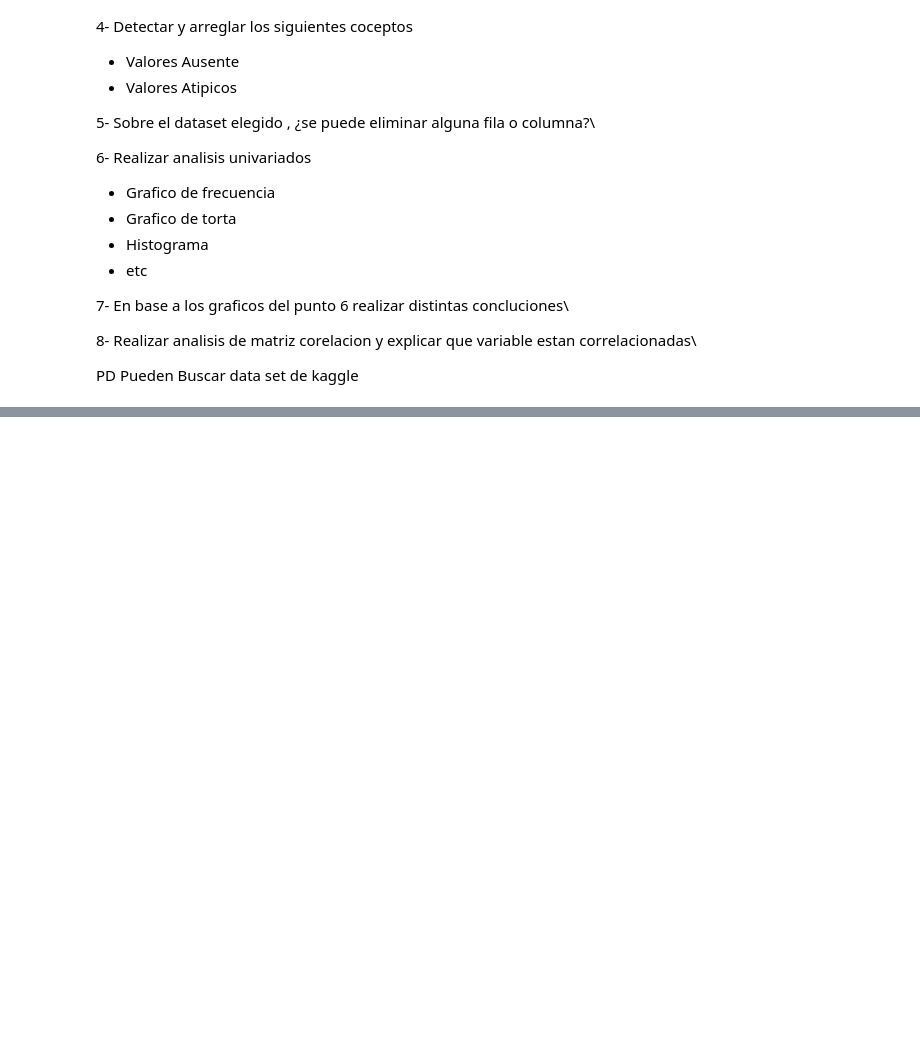
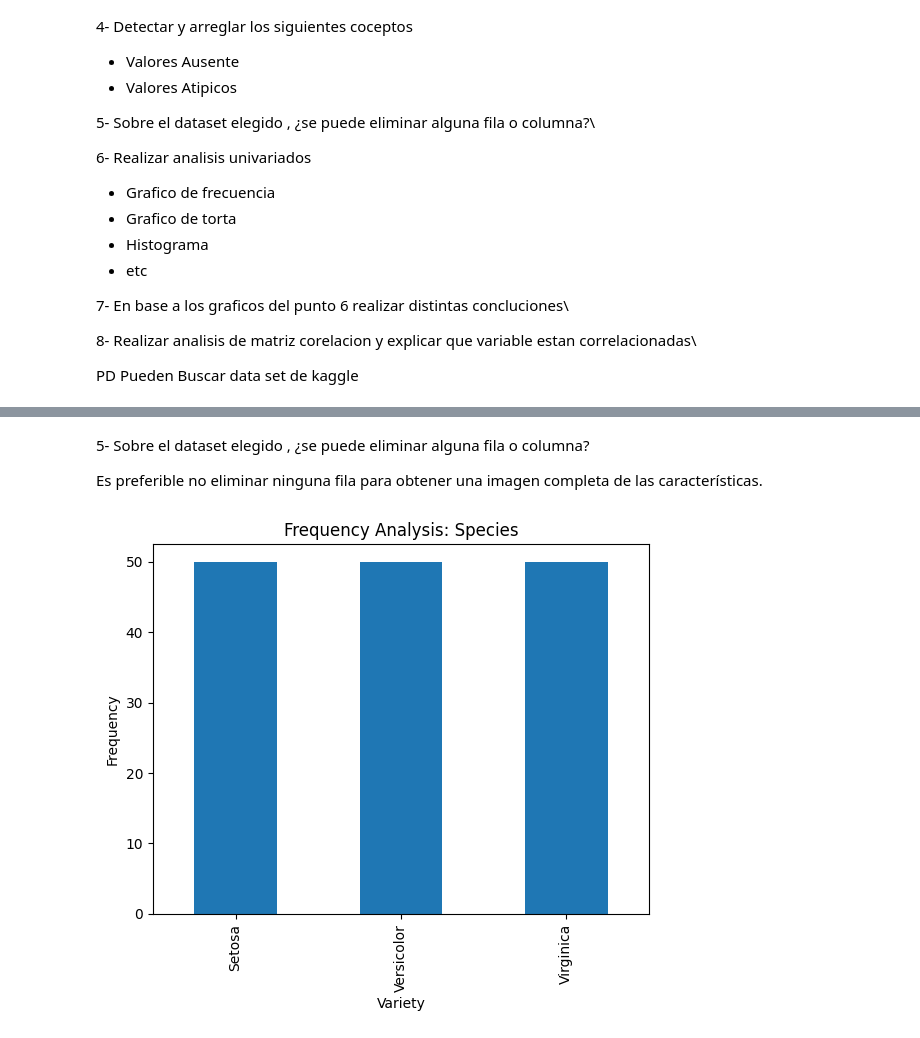
Before and after one commit to ema14bdt/introduccion_ciencia_de_datos, a Jupyter notebook: Copia_de_TP3_TP4_Comision_4.ipynb, the cells around one changed output, grey strips where cells are left out. Cells and saved outputs as stored; diff of their text form; code cells hidden in the pictures; blank space fills up the shorter version.

```diff
--- a/Copia_de_TP3_TP4_Comision_4.ipynb
+++ b/Copia_de_TP3_TP4_Comision_4.ipynb
@@ -519,0 +582,18 @@ PD Pueden Buscar data set de kaggle
+# %% [markdown]
+5- Sobre el dataset elegido , ¿se puede eliminar alguna fila o columna?
+
+Es preferible no eliminar ninguna fila para obtener una imagen completa de las características.
+# %%
+# 6- Realizar analisis univariados
+
+import matplotlib.pyplot as plt
+
+# Grafico de frecuencia
+
+df['variety'].value_counts().plot(kind='bar')
+plt.xlabel('Variety')
+plt.ylabel('Frequency')
+plt.title('Frequency Analysis: Species')
+plt.show()
+# %% [output]
+[figure, added]
```
Also changed, not shown: parts of 8 cells of this notebook.
